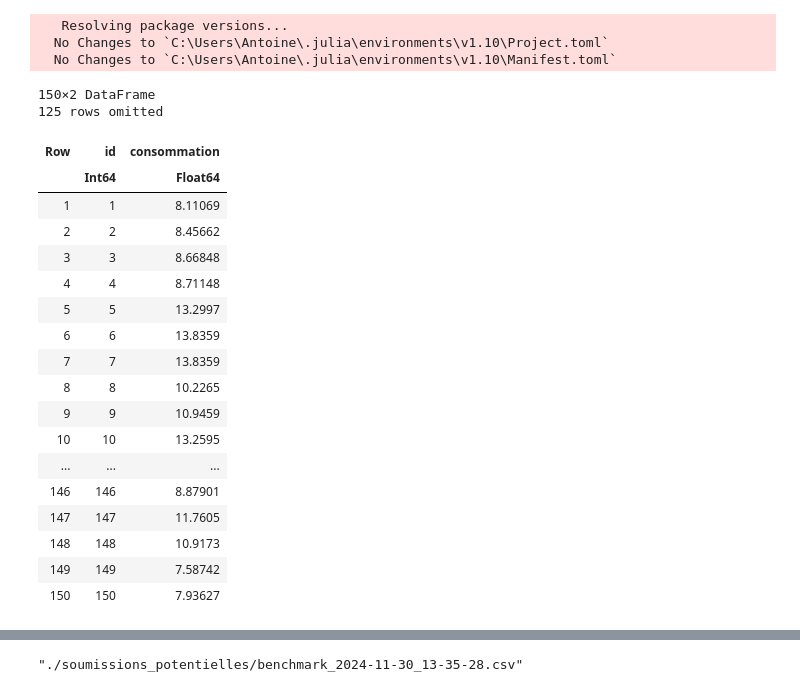
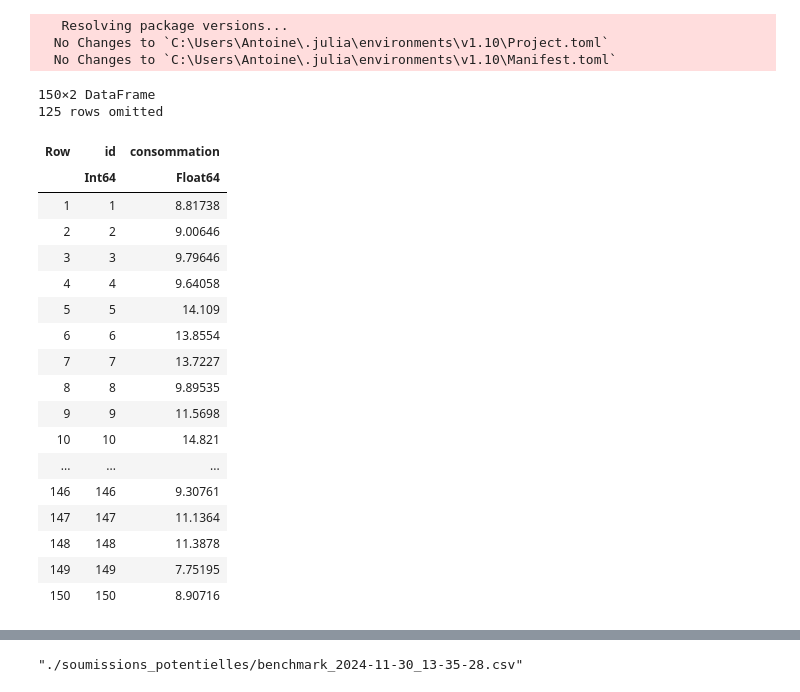
Before and after one commit to Antoine-Lafrance/concours-mth3302, a Jupyter notebook: eval copy.ipynb, the cells around one changed output, grey strips where cells are left out. Cells and saved outputs as stored; diff of their text form; code cells hidden in the pictures.

```diff
--- a/eval copy.ipynb
+++ b/eval copy.ipynb
@@ -9,27 +9,29 @@ using CSV, DataFrames, Statistics, Dates, Gadfly, LinearAlgebra, Plots
 # %%
 data_1 = CSV.read("./soumissions_officielles/soumission_7/benchmark7.csv", DataFrame)
 # data_2 = CSV.read("./soumissions_officielles/soumission_5/benchmark5.csv", DataFrame)
-data_2 = CSV.read("./soumissions_potentielles/benchmark_2024-12-01_15-26-35.csv", DataFrame)
+data_2 = CSV.read("./soumissions_officielles/soumission_11/benchmark12.csv", DataFrame)
+
+#= data_3 = CSV.read("./soumissions_potentielles/benchmark_2024-12-01_15-26-35.csv", DataFrame) =#
 #= data_4 = CSV.read("./soumissions_potentielles/benchmark_2024-11-30_12-57-51.csv", DataFrame) =#
 # %% [output]
 150×2 DataFrame
 125 rows omitted
 | Row | id | consommation |
 |  | Int64 | Float64 |
-| 1 | 1 | 8.11069 |
-| 2 | 2 | 8.45662 |
-| 3 | 3 | 8.66848 |
-| 4 | 4 | 8.71148 |
-| 5 | 5 | 13.2997 |
-| 6 | 6 | 13.8359 |
-| 7 | 7 | 13.8359 |
-| 8 | 8 | 10.2265 |
-| 9 | 9 | 10.9459 |
-| 10 | 10 | 13.2595 |
+| 1 | 1 | 8.81738 |
+| 2 | 2 | 9.00646 |
+| 3 | 3 | 9.79646 |
+| 4 | 4 | 9.64058 |
+| 5 | 5 | 14.109 |
+| 6 | 6 | 13.8554 |
+| 7 | 7 | 13.7227 |
+| 8 | 8 | 9.89535 |
+| 9 | 9 | 11.5698 |
+| 10 | 10 | 14.821 |
 | ... | ... | ... |
-| 146 | 146 | 8.87901 |
-| 147 | 147 | 11.7605 |
-| 148 | 148 | 10.9173 |
-| 149 | 149 | 7.58742 |
-| 150 | 150 | 7.93627 |
+| 146 | 146 | 9.30761 |
+| 147 | 147 | 11.1364 |
+| 148 | 148 | 11.3878 |
+| 149 | 149 | 7.75195 |
+| 150 | 150 | 8.90716 |
 # %%
```
Also changed, not shown: parts of 4 cells of this notebook, 6 other files.
